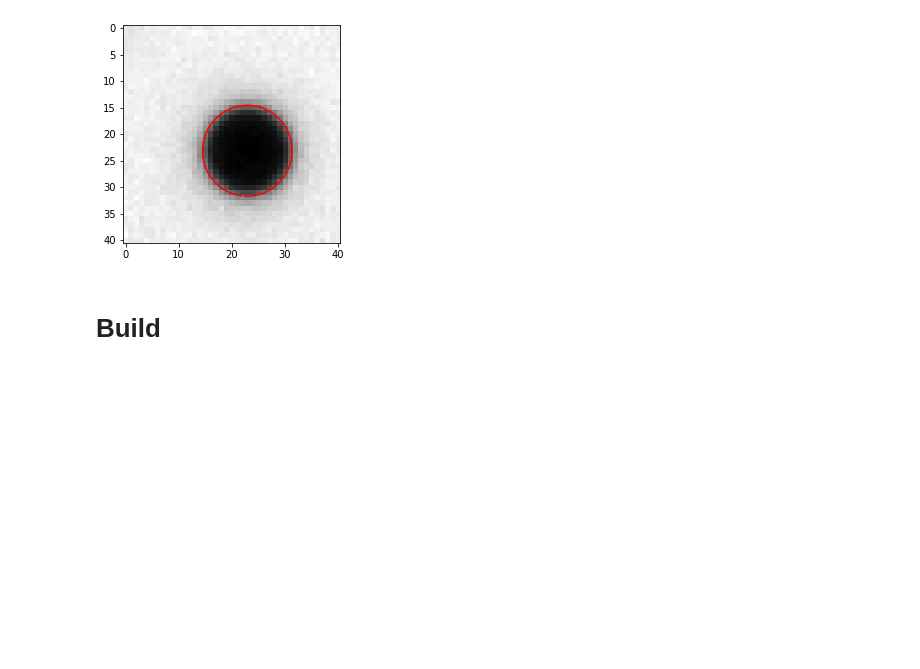
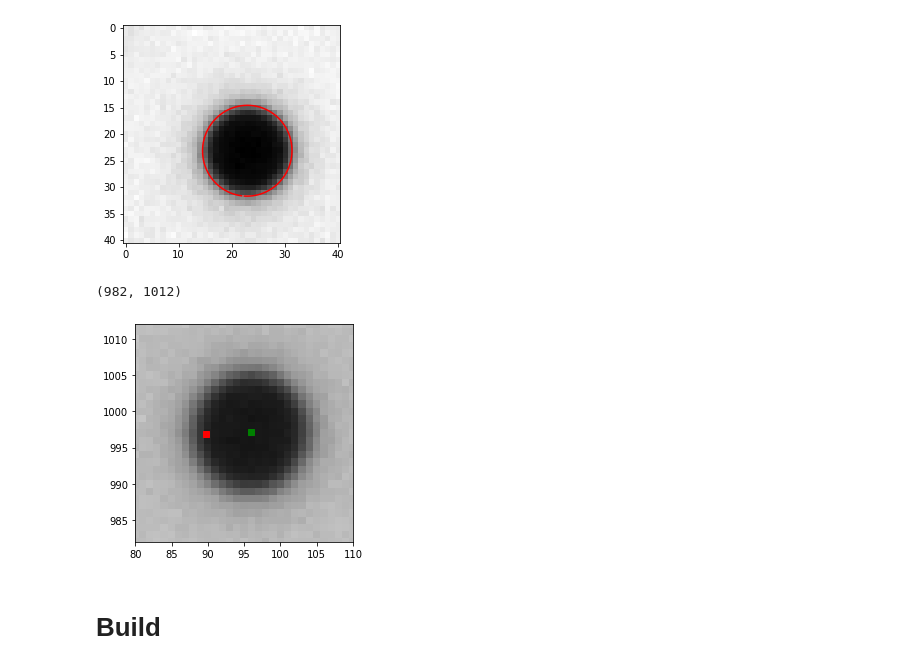
Before and after one commit to justinblaber/camera_calib_python, a Jupyter notebook: control_refine.ipynb, the cells around one changed output. Cells and saved outputs as stored; diff of their text form; code cells hidden in the pictures; blank space fills up the shorter version.

Commit message:
control point refinement looks ok

```diff
--- a/control_refine.ipynb
+++ b/control_refine.ipynb
@@ -208,7 +228,7 @@ def fit_conic(arr_dx, arr_dy, W=None):
     # Get conic matrix
     Aq_inv = np.array([[  aq_inv[0], aq_inv[1]/2, aq_inv[3]/2],
                        [aq_inv[1]/2,   aq_inv[2], aq_inv[4]/2],
-                       [aq_inv[3]/2, aq_inv[4]/2,           1]], np.float)
+                       [aq_inv[3]/2, aq_inv[4]/2,           1]])
     Aq = np.linalg.inv(Aq_inv)
 
     # Rescale conic matrix to take conditioning into account
@@ -236,6 +256,36 @@ plt.plot(ps_e[:,0], ps_e[:,1],'-r')
 # %% [output]
 [<matplotlib.lines.Line2D at 0x...>]
 [figure]
+# %%
+# export
+class DualConicEllipseRefiner(EllipseRefiner):
+    def __init__(self, cutoff_it, cutoff_norm):
+        super().__init__(cutoff_it, cutoff_norm)
+
+    def proc_arr(self, arr): return grad_array(arr)
+
+    def refine_point(self, arrs, p, W): return np.array(ellipse_dualconic(*arrs, W)[:2])
+# %%
+refiner = DualConicEllipseRefiner(cutoff_it=20, cutoff_norm=1e-3)
+# %%
+file_img = Path('data/dot_vision_circle/SERIAL_19061245_DATETIME_2020-05-17-20:48:11-005188_CAM_1_FRAMEID_0_COUNTER_1.png')
+arr = File16bitImg(file_img).array_gs
+ps_c_p = np.array([[ 89.74539133, 996.88665043]])
+bs_c_p = np.array([[[89.54655384855116, 1029.6488057591937],
+                    [57.63816166782976, 996.9142817777084],
+                    [89.94410826454079, 964.1443565486551],
+                    [121.88933256121098, 996.8589874927425]]])
+ps_c_p_refined = refiner.refine_points(arr, ps_c_p, bs_c_p)
+assert_allclose(ps_c_p_refined, np.array([[ 95.89891747, 997.13242706]]))
+# %%
+plt.imshow(arr, cmap='gray')
+plt.plot(ps_c_p[:,0], ps_c_p[:,1], 'rs')
+plt.plot(ps_c_p_refined[:,0], ps_c_p_refined[:,1], 'gs')
+plt.gca().set_xlim(80,  110)
+plt.gca().set_ylim(982, 1012)
+# %% [output]
+(982, 1012)
+[figure, added]
 # %% [markdown]
 # Build
 # %%
```
Also changed, not shown: parts of 8 cells of this notebook, 12 other files.
